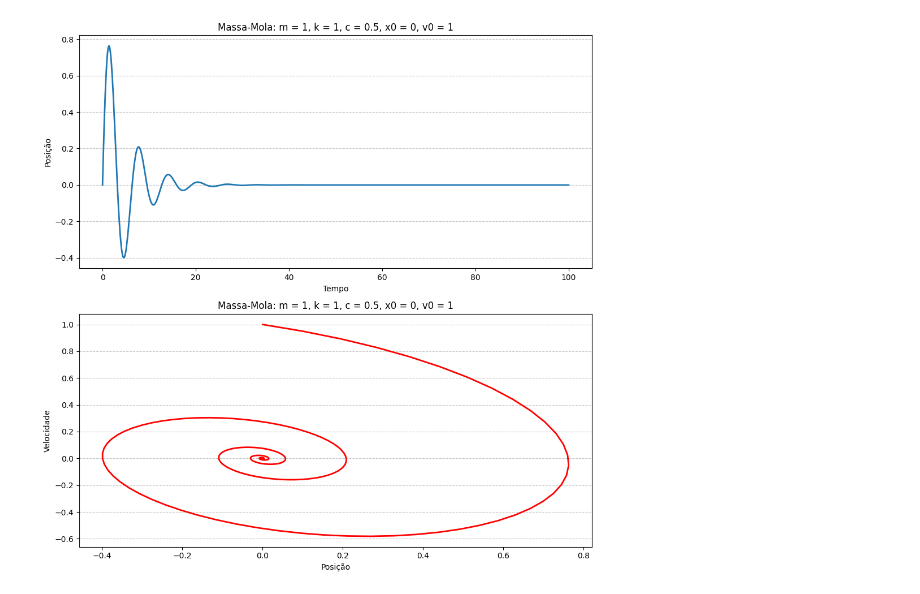
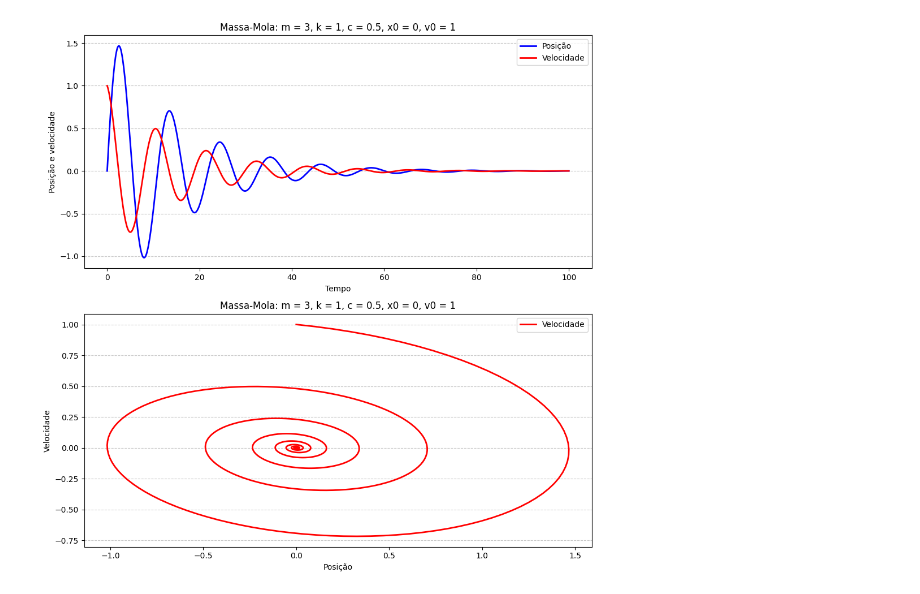
Before and after one commit to anapaulatf/MAP2310, a Jupyter notebook: ex1parte2.ipynb, the cells around one changed output. Drawn from its saved outputs; the diff is of its cells as text; code cells hidden in the pictures.

```diff
--- a/ex1parte2.ipynb
+++ b/ex1parte2.ipynb
@@ -11,7 +11,7 @@ v0 = 1
 x0 = 0
 
 # parâmetros
-m = 1
+m = 3
 k = 1
 c = 0.5
 
@@ -22,34 +22,37 @@ t_inicial = 0
 h = (t_final - t_inicial) / n
 t = np.linspace(t_inicial, t_final, n)
 
 def f(x_n, v_n):
     x_n1 = x_n + h * v_n
     v_n1 = v_n + h * (-(1/m)*(k*x_n + c*v_n))
     return x_n1, v_n1
 
 x = np.zeros(n)
 v = np.zeros(n)
 
 x[0] = x0
 v[0] = v0
 
 for i in range(n-1):
     x[i+1], v[i+1] = f(x[i], v[i])
 
 fig, ax = plt.subplots(2, 1, figsize=(10, 10))
 ax[0].set_title(f"Massa-Mola: m = {m}, k = {k}, c = {c}, x0 = {x0}, v0 = {v0}")
 ax[0].set_xlabel("Tempo")
-ax[0].set_ylabel("Posição")
-ax[0].plot(t, x, linewidth=2)
+ax[0].set_ylabel("Posição e velocidade")
+ax[0].plot(t, x, linewidth=2, color='blue', label='Posição')
+ax[0].plot(t, v, linewidth=2, color='red', label='Velocidade')
 ax[0].grid(axis='y', linestyle='--', alpha=0.7)
+ax[0].legend()
 
 ax[1].set_title(f"Massa-Mola: m = {m}, k = {k}, c = {c}, x0 = {x0}, v0 = {v0}")
 ax[1].set_xlabel("Posição")
 ax[1].set_ylabel("Velocidade")
-ax[1].plot(x, v, linewidth=2, color='red')
+ax[1].plot(x, v, linewidth=2, color='red', label='Velocidade')
 ax[1].grid(axis='y', linestyle='--', alpha=0.7)
+ax[1].legend()
 
 plt.tight_layout()
 plt.show()
 # %% [output]
-[figure, old version]
+[figure, new version]
```
Also changed, not shown: parts of 1 cell of this notebook.
